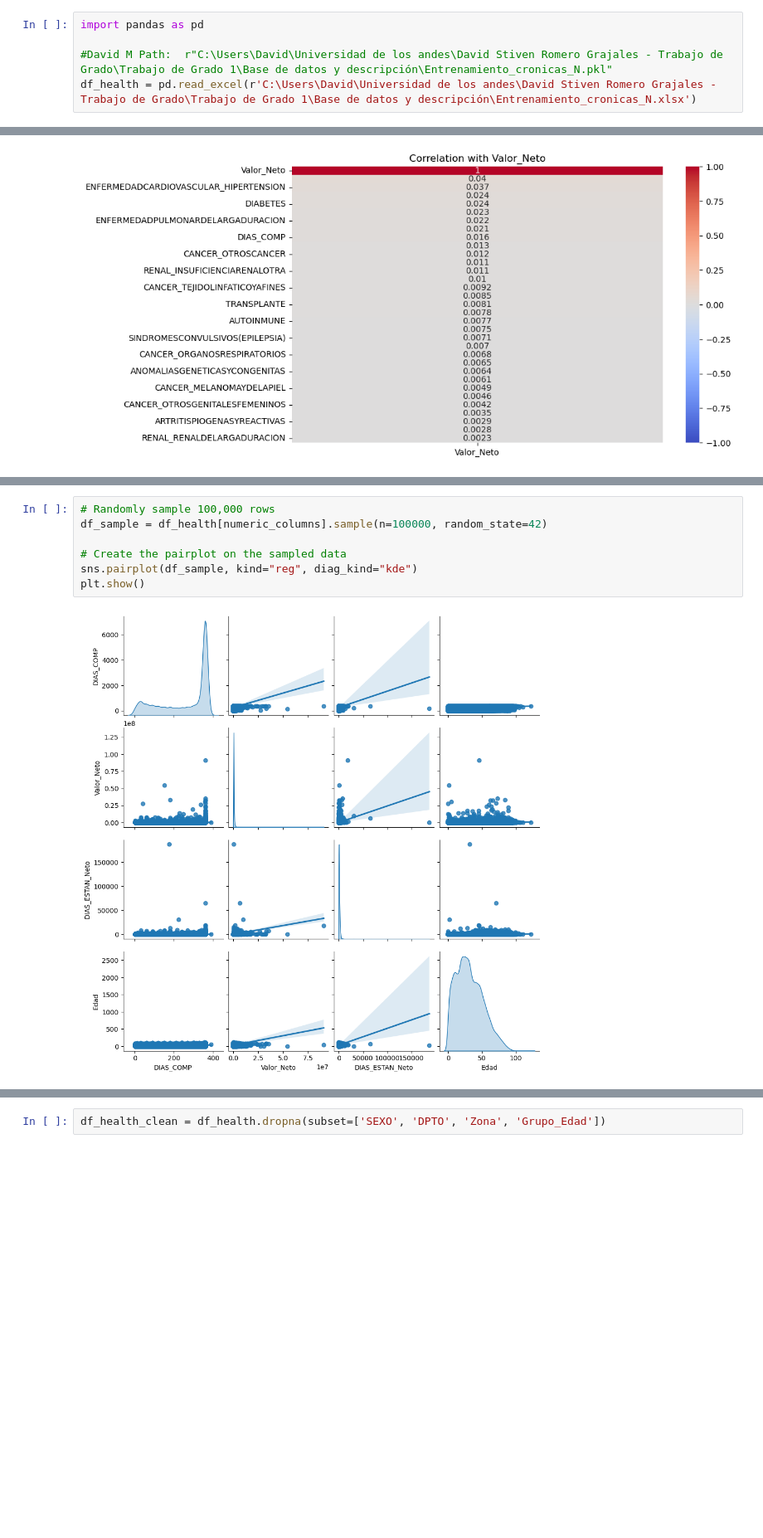
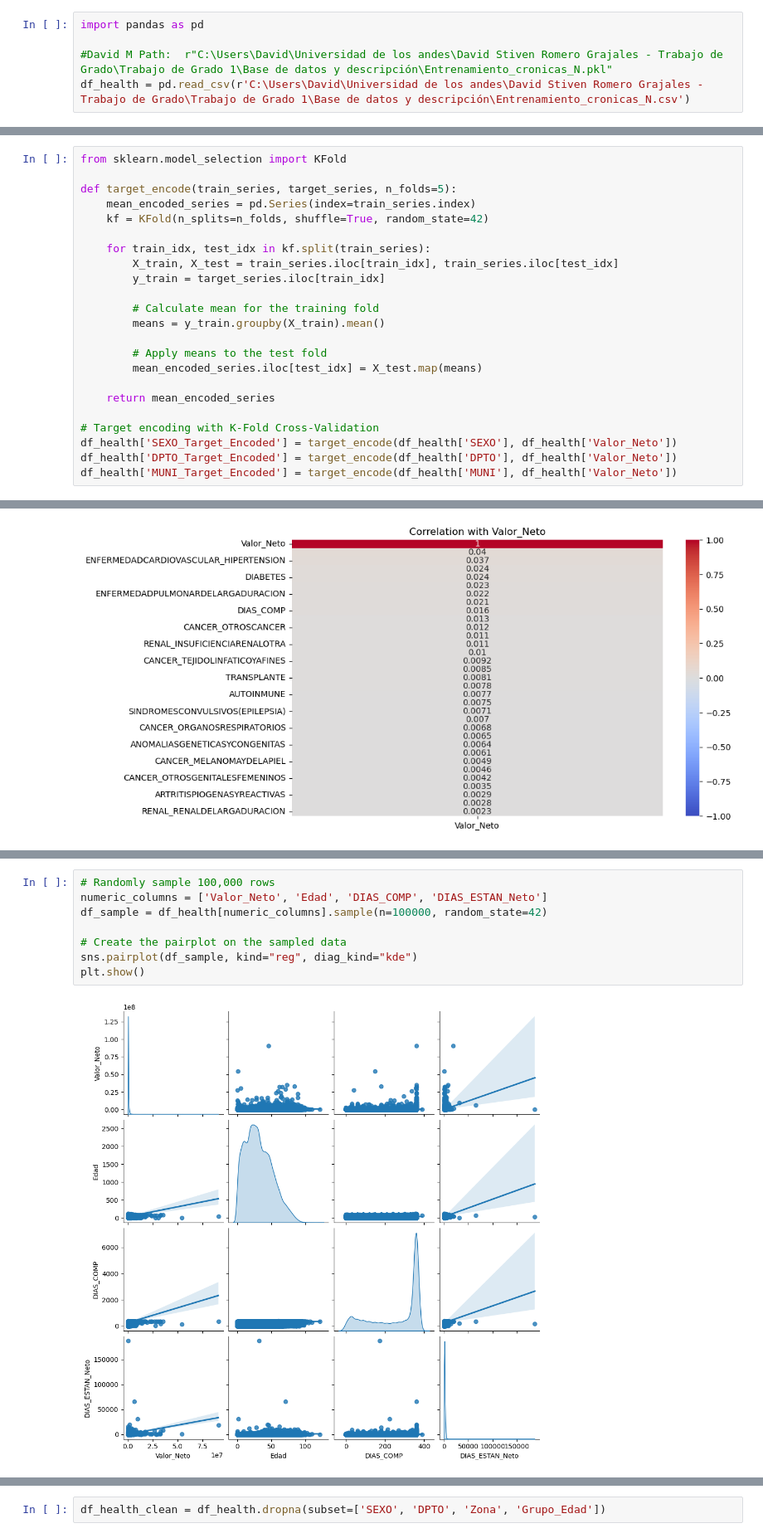
Before and after one commit to davidsmoreno/DifPrivHealthCostPredict, a Jupyter notebook: 2_Analisis_de_correlacion_y_reduccion_de_dimensionalidad.ipynb, the cells around one changed output, grey strips where cells are left out. Shown at 83% size. Drawn from its saved outputs; the diff is of its cells as text; blank space fills up the shorter version.

```diff
--- a/2_Analisis_de_correlacion_y_reduccion_de_dimensionalidad.ipynb
+++ b/2_Analisis_de_correlacion_y_reduccion_de_dimensionalidad.ipynb
@@ -4,7 +6,7 @@
 import pandas as pd
 
 #David M Path:  r"C:\Users\David\Universidad de los andes\David Stiven Romero Grajales - Trabajo de Grado\Trabajo de Grado 1\Base de datos y descripción\Entrenamiento_cronicas_N.pkl"
-df_health = pd.read_excel(r'C:\Users\David\Universidad de los andes\David Stiven Romero Grajales - Trabajo de Grado\Trabajo de Grado 1\Base de datos y descripción\Entrenamiento_cronicas_N.xlsx')
+df_health = pd.read_csv(r'C:\Users\David\Universidad de los andes\David Stiven Romero Grajales - Trabajo de Grado\Trabajo de Grado 1\Base de datos y descripción\Entrenamiento_cronicas_N.csv')
 # %% [markdown]
 Limpiemos nuestra base, y convirtamos todas las columnas a su respectiva categoria, pera entrenar nuestos modelos y algoritmos.
 # %%
@@ -83,0 +131,23 @@ None
+# %%
+from sklearn.model_selection import KFold
+
+def target_encode(train_series, target_series, n_folds=5):
+    mean_encoded_series = pd.Series(index=train_series.index)
+    kf = KFold(n_splits=n_folds, shuffle=True, random_state=42)
+
+    for train_idx, test_idx in kf.split(train_series):
+        X_train, X_test = train_series.iloc[train_idx], train_series.iloc[test_idx]
+        y_train = target_series.iloc[train_idx]
+
+        # Calculate mean for the training fold
+        means = y_train.groupby(X_train).mean()
+
+        # Apply means to the test fold
+        mean_encoded_series.iloc[test_idx] = X_test.map(means)
+
+    return mean_encoded_series
+
+# Target encoding with K-Fold Cross-Validation
+df_health['SEXO_Target_Encoded'] = target_encode(df_health['SEXO'], df_health['Valor_Neto'])
+df_health['DPTO_Target_Encoded'] = target_encode(df_health['DPTO'], df_health['Valor_Neto'])
+df_health['MUNI_Target_Encoded'] = target_encode(df_health['MUNI'], df_health['Valor_Neto'])
@@ -162,9 +244,10 @@ Wee se that the variables are not so correlated, that is bad news because we wan
 # %%
 # Randomly sample 100,000 rows
+numeric_columns = ['Valor_Neto', 'Edad', 'DIAS_COMP', 'DIAS_ESTAN_Neto']
 df_sample = df_health[numeric_columns].sample(n=100000, random_state=42)
 
 # Create the pairplot on the sampled data
 sns.pairplot(df_sample, kind="reg", diag_kind="kde")
 plt.show()
 # %% [output]
-[figure, old version]
+[figure, new version]
```
Also changed, not shown: parts of 22 cells of this notebook, 4 other files.
